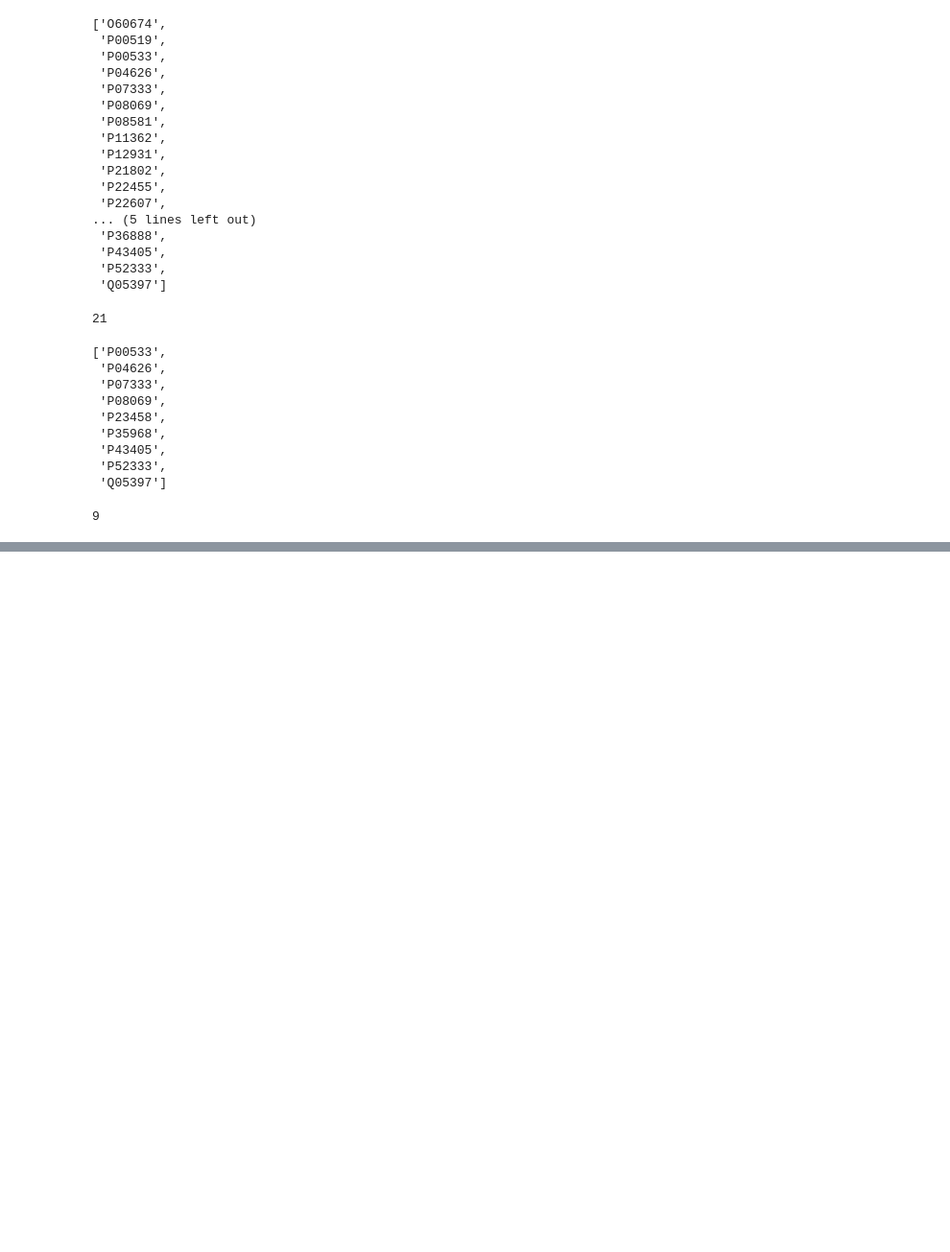
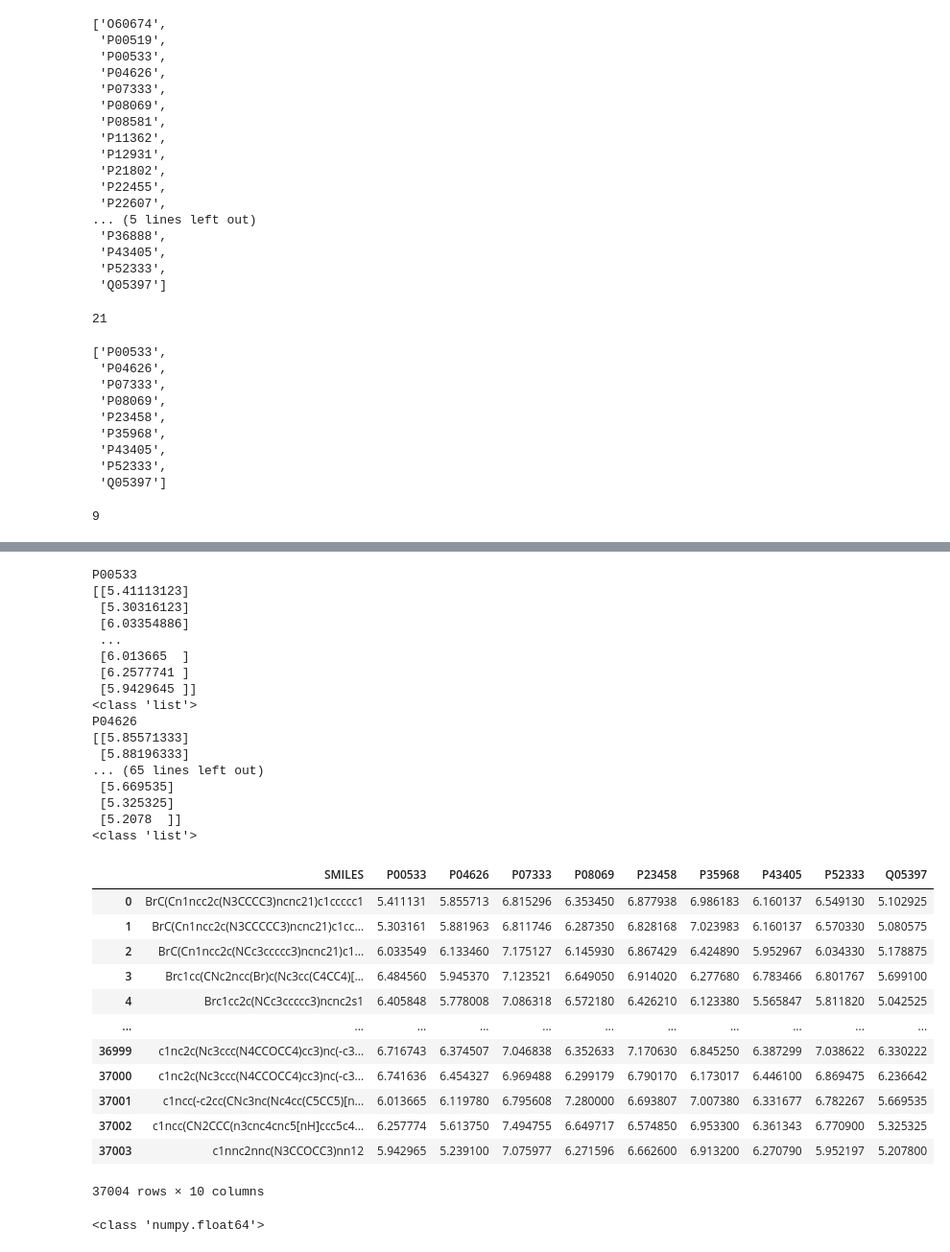
Before and after one commit to thijmenwroos/ppk, a Jupyter notebook: test_kin/rf_st_rges.ipynb, the cells around one changed output, grey strips where cells are left out. Shown at 96% size. Cells and saved outputs as stored; diff of their text form; code cells hidden in the pictures; blank space fills up the shorter version.

Commit message:
predictions working and into df format

```diff
--- a/test_kin/rf_st_rges.ipynb
+++ b/test_kin/rf_st_rges.ipynb
@@ -198,6 +357,9 @@ print(len(top_targets))
 test_mols = df['SMILES'].tolist()
 display(test_mols)
 print(len(test_mols))
+
+df_results = pd.DataFrame({'SMILES':test_mols})
+display(df_results)
 # %% [output]
 ['BrC(Cn1ncc2c(N3CCCC3)ncnc21)c1ccccc1',
  'BrC(Cn1ncc2c(N3CCCCC3)ncnc21)c1ccccc1',
@@ -220,10 +395,53 @@ print(len(test_mols))
 # %%
 for target in top_targets:
     print(target)
     data_loc = "/home/s2861704/ppk/test_kin/output/final/data/QSPRDataset_" + target + "/QSPRDataset_" + target + "_meta.json"
     model_loc = "/home/s2861704/ppk/test_kin/output/final/models/QSPRModel_" + target + "/QSPRModel_" + target + "_meta.json"
     dataset = QSPRDataset.fromFile(
         data_loc)
     model = SklearnModel.fromFile(
         model_loc)
-    model.predictMols(test_mols)
+    pred_array = model.predictMols(test_mols)
+    print(pred_array)
+    df_results[f'{target}'] = pred_array.tolist()
+    print(type(df_results.loc[df_results.index[0], f'{target}']))
+    df_results[f'{target}'] = df_results[f'{target}'].str.get(0)
+    # df_results[f'{target}'] = df_results[f'{target}'].str.strip('[]').astype(float) - for string
+    # df_results[f'{target}'] = pd.to_numeric(df_results[f'{target}']) - for integer
+
+display(df_results)
+# %% [output]
+P00533
+[[5.41113123]
+ [5.30316123]
+ [6.03354886]
+ ...
+ [6.013665  ]
+ [6.2577741 ]
+ [5.9429645 ]]
+<class 'list'>
+P04626
+[[5.85571333]
+ [5.88196333]
+... (65 lines left out)
+ [5.669535]
+ [5.325325]
+ [5.2078  ]]
+<class 'list'>
+|  | SMILES | P00533 | P04626 | P07333 | P08069 | P23458 | P35968 | P43405 | P52333 | Q05397 |
+| 0 | BrC(Cn1ncc2c(N3CCCC3)ncnc21)c1ccccc1 | 5.411131 | 5.855713 | 6.815296 | 6.353450 | 6.877938 | 6.986183 | 6.160137 | 6.549130 | 5.102925 |
+| 1 | BrC(Cn1ncc2c(N3CCCCC3)ncnc21)c1cc... | 5.303161 | 5.881963 | 6.811746 | 6.287350 | 6.828168 | 7.023983 | 6.160137 | 6.570330 | 5.080575 |
+| 2 | BrC(Cn1ncc2c(NCc3ccccc3)ncnc21)c1... | 6.033549 | 6.133460 | 7.175127 | 6.145930 | 6.867429 | 6.424890 | 5.952967 | 6.034330 | 5.178875 |
+| 3 | Brc1cc(CNc2ncc(Br)c(Nc3cc(C4CC4)[... | 6.484560 | 5.945370 | 7.123521 | 6.649050 | 6.914020 | 6.277680 | 6.783466 | 6.801767 | 5.699100 |
+| 4 | Brc1cc2c(NCc3ccccc3)ncnc2s1 | 6.405848 | 5.778008 | 7.086318 | 6.572180 | 6.426210 | 6.123380 | 5.565847 | 5.811820 | 5.042525 |
+| ... | ... | ... | ... | ... | ... | ... | ... | ... | ... | ... |
+| 36999 | c1nc2c(Nc3ccc(N4CCOCC4)cc3)nc(-c3... | 6.716743 | 6.374507 | 7.046838 | 6.352633 | 7.170630 | 6.845250 | 6.387299 | 7.038622 | 6.330222 |
+| 37000 | c1nc2c(Nc3ccc(N4CCOCC4)cc3)nc(-c3... | 6.741636 | 6.454327 | 6.969488 | 6.299179 | 6.790170 | 6.173017 | 6.446100 | 6.869475 | 6.236642 |
+| 37001 | c1ncc(-c2cc(CNc3nc(Nc4cc(C5CC5)[n... | 6.013665 | 6.119780 | 6.795608 | 7.280000 | 6.693807 | 7.007380 | 6.331677 | 6.782267 | 5.669535 |
+| 37002 | c1ncc(CN2CCC(n3cnc4cnc5[nH]ccc5c4... | 6.257774 | 5.613750 | 7.494755 | 6.649717 | 6.574850 | 6.953300 | 6.361343 | 6.770900 | 5.325325 |
+| 37003 | c1nnc2nnc(N3CCOCC3)nn12 | 5.942965 | 5.239100 | 7.075977 | 6.271596 | 6.662600 | 6.913200 | 6.270790 | 5.952197 | 5.207800 |
+37004 rows × 10 columns
+# %%
+print(type(df_results.loc[df_results.index[0], 'P00533']))
+# %% [output]
+<class 'numpy.float64'>
```
Also changed, not shown: parts of 2 cells of this notebook, 1 other file.
